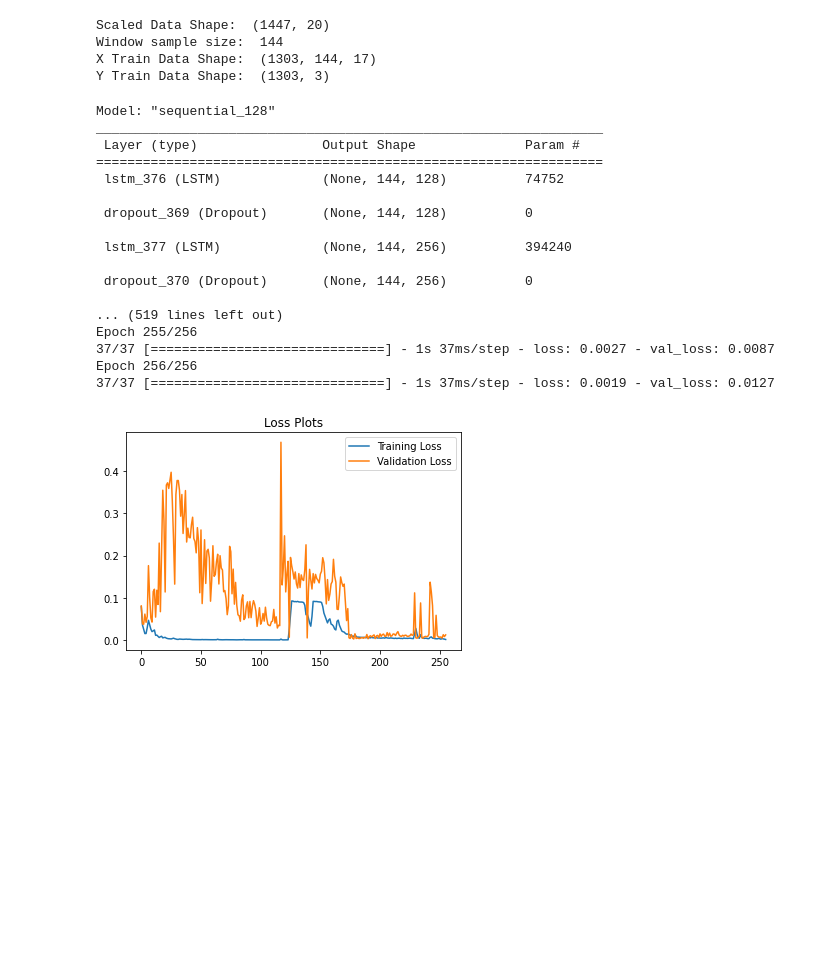
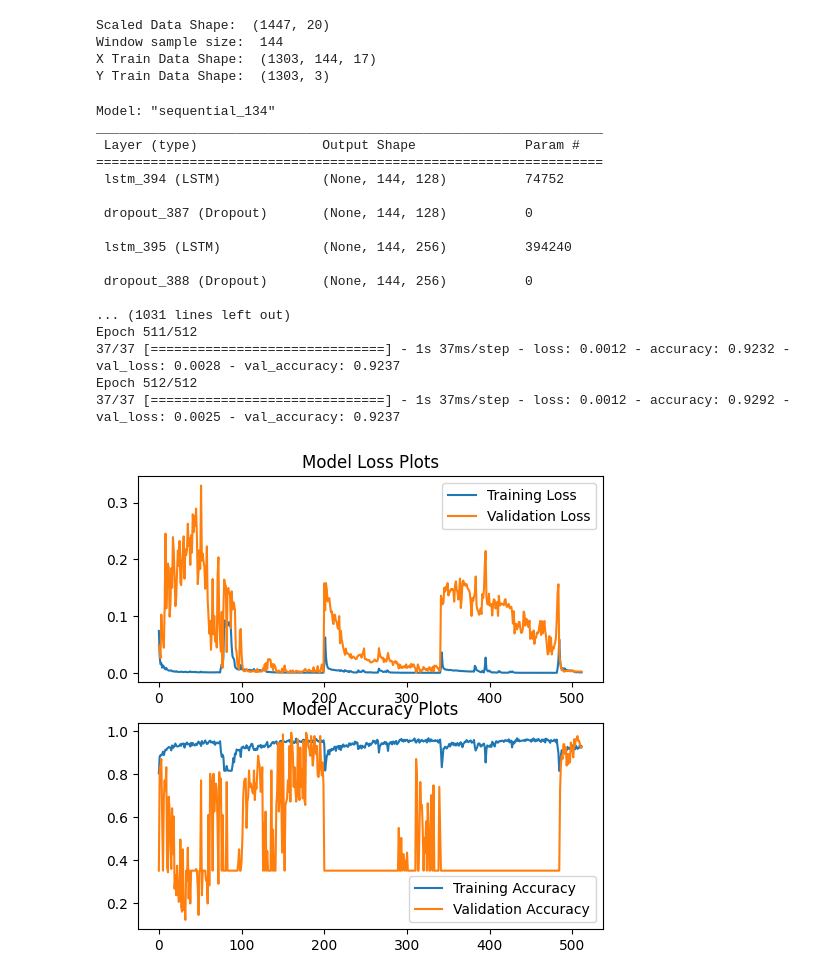
Before and after one commit to jeliser/sandbox, a Jupyter notebook: jupyter/deep_learning/uav_altitude/timeseries_deep_learning.ipynb, the cells around one changed output. Cells and saved outputs as stored; diff of their text form; code cells hidden in the pictures; blank space fills up the shorter version.

```diff
--- a/jupyter/deep_learning/uav_altitude/timeseries_deep_learning.ipynb
+++ b/jupyter/deep_learning/uav_altitude/timeseries_deep_learning.ipynb
@@ -52,10 +42,0 @@ def plot_correlation(df):
-# %%
-def plot_history(history, title='Loss Plots'):
-    plt.plot(history['loss'], label='Training Loss')
-    plt.plot(history['val_loss'], label='Validation Loss')
-    plt.title(title)
-    plt.legend()
-    plt.show()
-
-    #print(history.params)
-    #print(history.history.keys())
@@ -62,3 +52,20 @@ def plot_history(history, title='Loss Plots'):
+# %%
+def plot_history(history, title='Model'):
+    fig, (loss, acc) = plt.subplots(2, 1, figsize=(6, 6), dpi=100)
+    loss.plot(history['loss'], label='Training Loss')
+    loss.plot(history['val_loss'], label='Validation Loss')
+    loss.set_title(title + ' Loss Plots')
+    loss.legend()
+
+    acc.plot(history['accuracy'], label='Training Accuracy')
+    acc.plot(history['val_accuracy'], label='Validation Accuracy')
+    acc.set_title(title + ' Accuracy Plots')
+    acc.legend()
+
+    plt.show()
+
+    #print(history.params)
+    #print(history.history.keys())
 # %%
 # Load Data
 uav = pd.read_csv('uav_flight_data.csv')
@@ -193,43 +200,43 @@ Y Train Data Shape:  (1303, 3)
 
 # Build the model architecture
 model = Sequential()
 
 model.add(LSTM(units=128, activation='tanh', return_sequences=True, input_shape=(x_train.shape[1:])))
 model.add(Dropout(0.7))
 model.add(LSTM(units=256, activation='tanh', return_sequences=True))
 model.add(Dropout(0.4))
 model.add(LSTM(units=128, activation='tanh', return_sequences=False))
 model.add(Dropout(0.1))
 model.add(Dense(units=len(outputs))) # Prediction of the next value
 
-model.compile(optimizer='adam', loss='mean_squared_error')
+model.compile(optimizer='adam', loss='mean_squared_error', metrics=['accuracy'])
 model.summary()
 
 # Get those sweet, sweet checkpoints
 checkpoint_filepath = os.path.join('.keras_checkpoints', datetime.datetime.now().strftime("%y%m%d_%H%M%S"), 'epoch_{epoch:04d}.hdf5')
 os.makedirs(os.path.dirname(checkpoint_filepath), exist_ok=True)
 checkpoint = tf.keras.callbacks.ModelCheckpoint(filepath=checkpoint_filepath,
     save_weights_only=True, monitor='val_loss', mode='max', save_best_only=False)
 
 # TODO: Need to figure out how to tune the parameters
-history = model.fit(x_train, y_train, epochs=256, batch_size=32, validation_split=0.1, callbacks=[checkpoint])
+history = model.fit(x_train, y_train, epochs=512, batch_size=32, validation_freq=1, validation_split=0.1, callbacks=[checkpoint])
 plot_history(history.history)
 # %% [output]
-Model: "sequential_128"
+Model: "sequential_134"
 _________________________________________________________________
  Layer (type)                Output Shape              Param #
 =================================================================
- lstm_376 (LSTM)             (None, 144, 128)          74752
+ lstm_394 (LSTM)             (None, 144, 128)          74752
 
- dropout_369 (Dropout)       (None, 144, 128)          0
+ dropout_387 (Dropout)       (None, 144, 128)          0
 
- lstm_377 (LSTM)             (None, 144, 256)          394240
+ lstm_395 (LSTM)             (None, 144, 256)          394240
 
- dropout_370 (Dropout)       (None, 144, 256)          0
+ dropout_388 (Dropout)       (None, 144, 256)          0
 
-... (519 lines left out)
-Epoch 255/256
-37/37 [==============================] - 1s 37ms/step - loss: 0.0027 - val_loss: 0.0087
-Epoch 256/256
-37/37 [==============================] - 1s 37ms/step - loss: 0.0019 - val_loss: 0.0127
+... (1031 lines left out)
+Epoch 511/512
+37/37 [==============================] - 1s 37ms/step - loss: 0.0012 - accuracy: 0.9232 - val_loss: 0.0028 - val_accuracy: 0.9237
+Epoch 512/512
+37/37 [==============================] - 1s 37ms/step - loss: 0.0012 - accuracy: 0.9292 - val_loss: 0.0025 - val_accuracy: 0.9237
-[figure, old version]
+[figure, new version]
```
Also changed, not shown: parts of 11 cells of this notebook.
